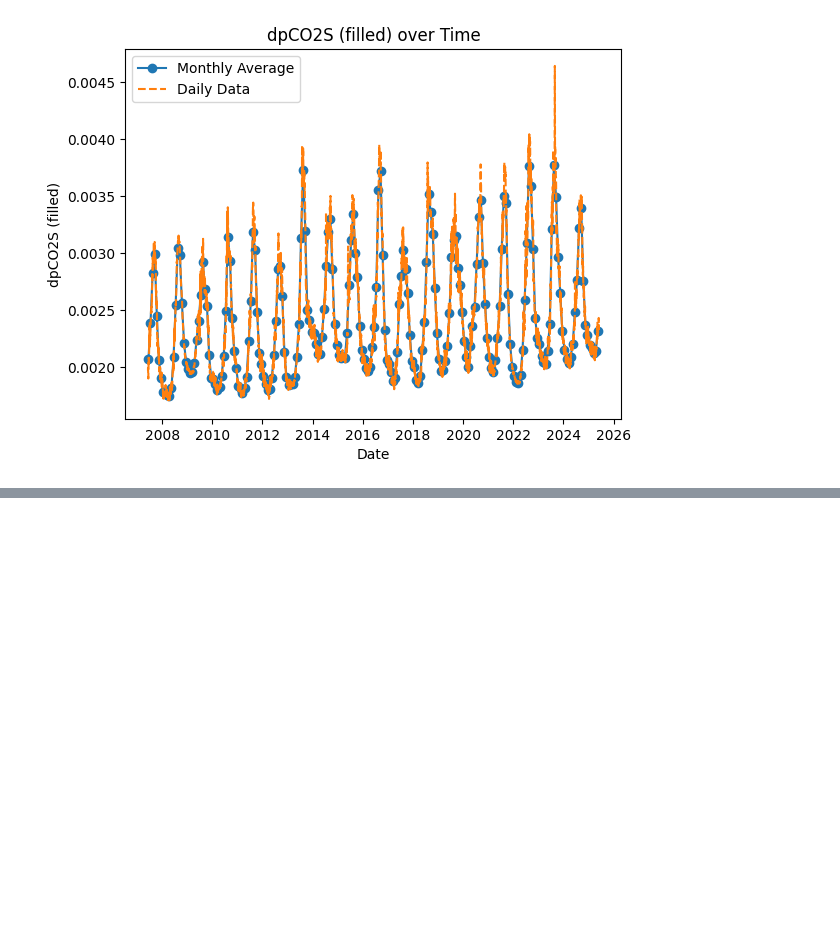
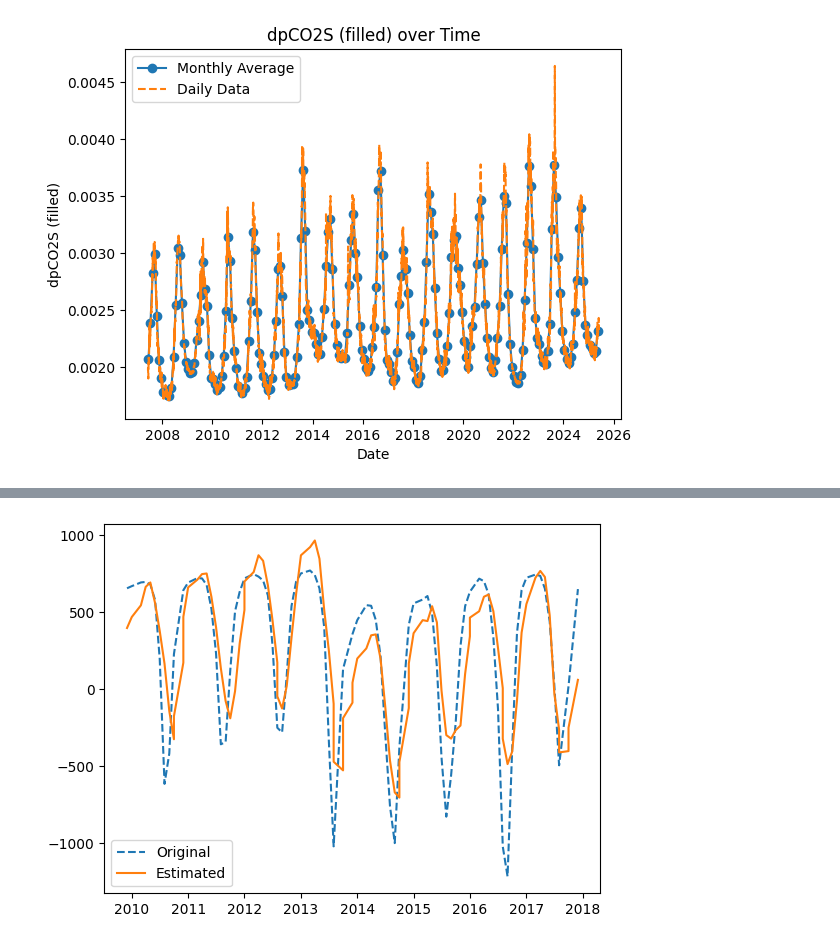
Before and after one commit to JazzyGis/MITgcm_GoA, a Jupyter notebook: extended_dpCO2.ipynb, the cells around one changed output, grey strips where cells are left out. Drawn from its saved outputs; the diff is of its cells as text; code cells hidden in the pictures; blank space fills up the shorter version.

Commit message:
estimated alpha values, need to update DIC and alk

```diff
--- a/extended_dpCO2.ipynb
+++ b/extended_dpCO2.ipynb
@@ -100,4 +117,4 @@ plt.show()
 #use Abe model to do iterations over what is the correct partitioning
 
 #using the mean or the individual values?
-pCO2_CandA = ds_daily['pCO2 SW (sat) (uatm)'] - dpCO2S_da_post*ds_daily['Salinity'] - dpCO2S_da_post*ds_daily['SST (C)']
+pCO2_CandA = pCO2_da_post - dpCO2T_da_post*SST_post - dpCO2S_da_post*SSS_post
@@ -165,0 +134,13 @@ alphaA
+# %%
+#Resample daily data to monthly averages
+pCO2_monthly_resampled = pCO2_CandA_df.resample('MS').mean()
+
+#Ensure Abe_df index is also normalized to start of month
+Abe_df.index = Abe_df.index.to_period('M').to_timestamp()
+
+#Merge the two monthly datasets
+merged_Abe_and_pCO2 = pd.merge(Abe_df, pCO2_monthly_resampled, left_index=True, right_index=True, how='inner').dropna()
+
+#Check the shape
+print(f'Merged DataFrame shape: {merged_Abe_and_pCO2.shape}')
+display(merged_Abe_and_pCO2.head())
@@ -165,0 +156,3 @@ alphaA
+# %%
+alpha_c = 2.459
+alpha_a = -2.146
@@ -165,0 +183,17 @@ alphaA
+# %%
+# Resample xarray DataArrays directly to monthly means
+SST_resampled = SST_post.resample(time='MS').mean().to_dataframe(name='SST')
+SSS_resampled = SSS_post.resample(time='MS').mean().to_dataframe(name='SSS')
+dpCO2S_resampled = dpCO2S_da_post.resample(time='MS').mean().to_dataframe(name='dpCO2S')
+dpCO2T_resampled = dpCO2T_da_post.resample(time='MS').mean().to_dataframe(name='dpCO2T')
+
+# Ensure Abe_df index is normalized to start of month for merging
+Abe_df.index = Abe_df.index.to_period('M').to_timestamp()
+
+# Merge the datasets
+mergedCO2 = pd.merge(SST_resampled, Abe_df, left_index=True, right_index=True, how='inner')
+mergedCO2 = pd.merge(mergedCO2, SSS_resampled, left_index=True, right_index=True, how='inner').dropna()
+mergedCO2 = pd.merge(mergedCO2, dpCO2S_resampled, left_index=True, right_index=True, how='inner').dropna()
+mergedCO2 = pd.merge(mergedCO2, dpCO2T_resampled, left_index=True, right_index=True, how='inner').dropna()
+
+display(mergedCO2.head())
@@ -165,0 +208,8 @@ alphaA
+# %%
+estimatedPCO2 = alpha_c*mergedCO2['DIC'] + alpha_a*mergedCO2['Alk']
+plt.plot(merged_Abe_and_pCO2.index, merged_Abe_and_pCO2['pCO2_CandA'], linestyle='--', label='Original')
+plt.plot(mergedCO2.index, estimatedPCO2, label='Estimated')
+plt.legend()
+plt.show()
+# %% [output]
+[figure, added]
```
Also changed, not shown: parts of 16 cells of this notebook.
